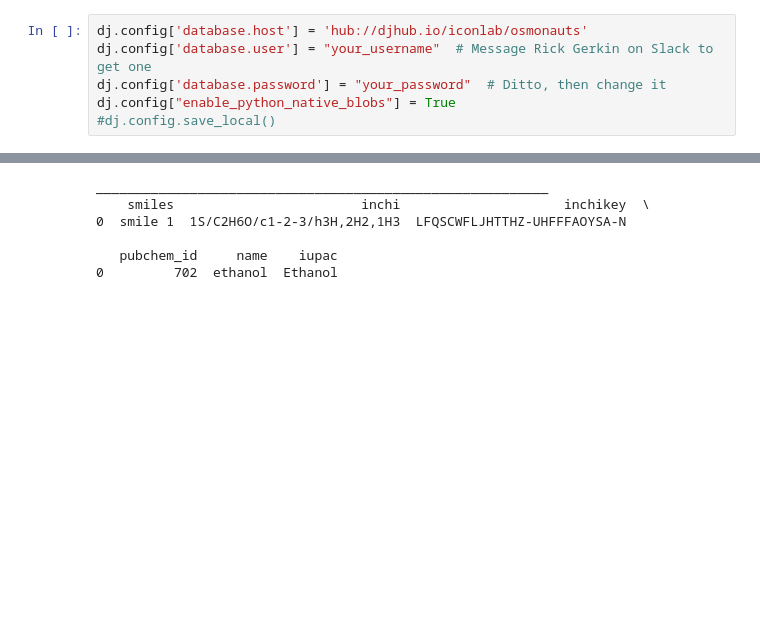
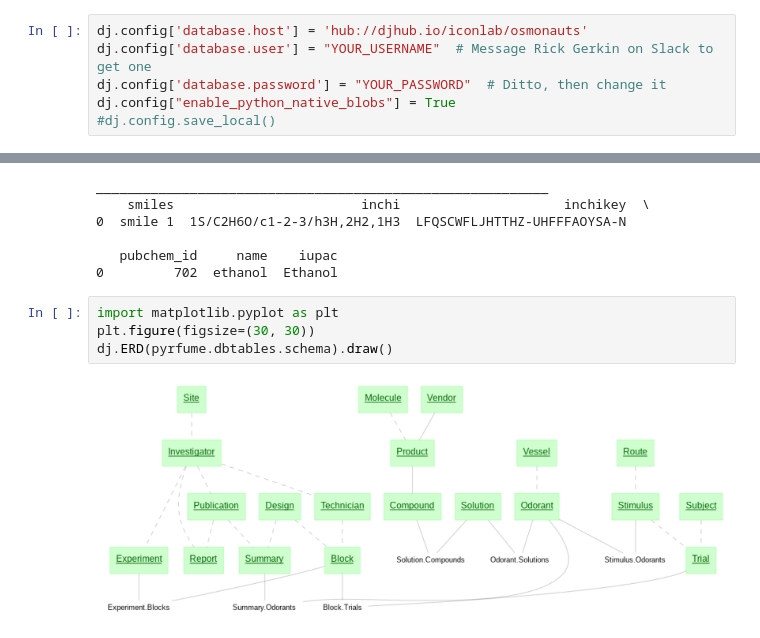
Before and after one commit to pyrfume/pyrfume, a Jupyter notebook: test-dj.ipynb, the cells around one changed output, grey strips where cells are left out. Saved outputs shown, nothing was run; the diff lists cells and outputs as text; blank space fills up the shorter version.

Commit message:
Add relationship image generating code.

```diff
--- a/test-dj.ipynb
+++ b/test-dj.ipynb
@@ -9,8 +9,8 @@ from pyrfume.dbtables import get_tables, drop_schema, init_schema
 DataJoint verified plugin `datajoint_connection_hub` detected.
 # %%
 dj.config['database.host'] = 'hub://djhub.io/iconlab/osmonauts'
-dj.config['database.user'] = "your_username"  # Message Rick Gerkin on Slack to get one
-dj.config['database.password'] = "your_password"  # Ditto, then change it
+dj.config['database.user'] = "YOUR_USERNAME"  # Message Rick Gerkin on Slack to get one
+dj.config['database.password'] = "YOUR_PASSWORD"  # Ditto, then change it
 dj.config["enable_python_native_blobs"] = True
 #dj.config.save_local()
 # %%
@@ -115,3 +115,9 @@ __________________________________________________________
 
    pubchem_id     name    iupac
 0         702  ethanol  Ethanol
+# %%
+import matplotlib.pyplot as plt
+plt.figure(figsize=(30, 30))
+dj.ERD(pyrfume.dbtables.schema).draw()
+# %% [output]
+[figure, added]
```
